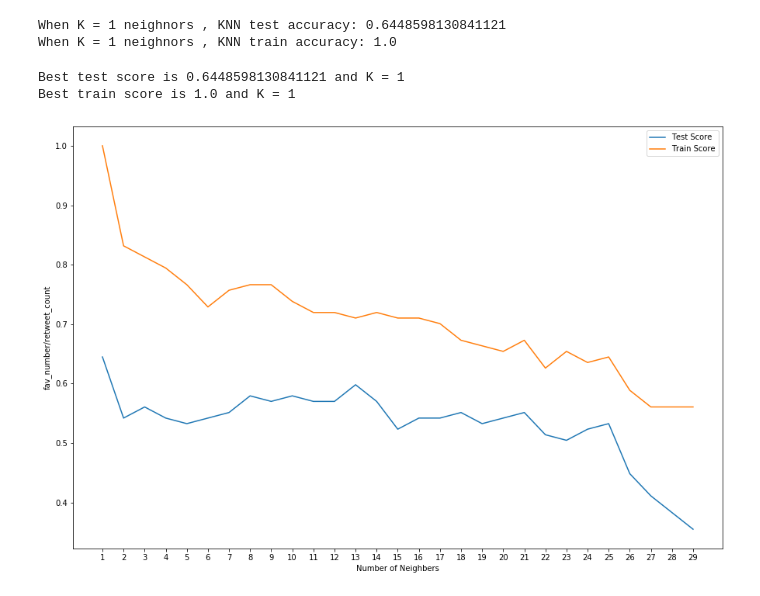
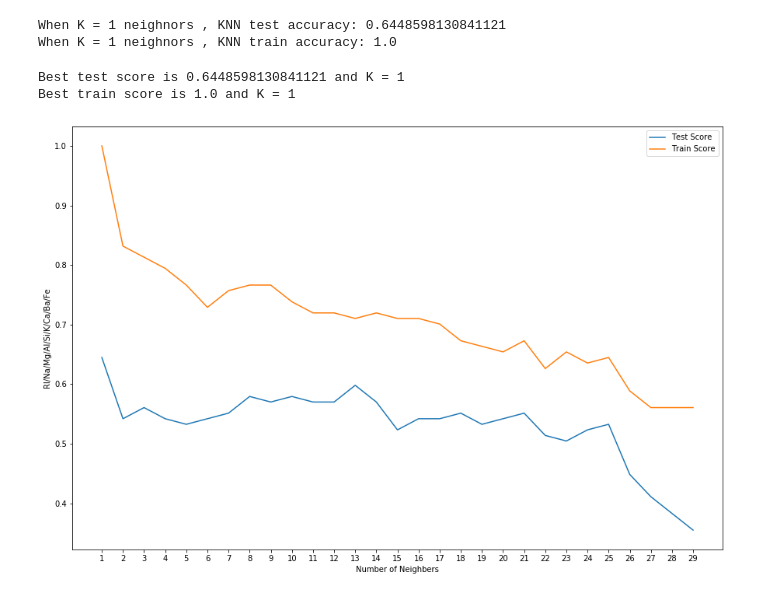
Before and after one commit to semnan-university-ai/Glass-Classification, a Jupyter notebook: KNN.ipynb, the cells around one changed output. Cells and saved outputs as stored; diff of their text form; code cells hidden in the pictures.

```diff
--- a/KNN.ipynb
+++ b/KNN.ipynb
@@ -136,14 +136,14 @@ for i,each in enumerate(ran):
 # %%
 plt.figure(figsize=[15,10])
 plt.plot(ran,test_list,label='Test Score')
 plt.plot(ran,train_list,label = 'Train Score')
 plt.xlabel('Number of Neighbers')
-plt.ylabel('fav_number/retweet_count')
+plt.ylabel('RI/Na/Mg/Al/Si/K/Ca/Ba/Fe')
 plt.xticks(ran)
 plt.legend()
 print("Best test score is {} and K = {}".format(np.max(test_list), test_list.index(np.max(test_list))+1))
 print("Best train score is {} and K = {}".format(np.max(train_list), train_list.index(np.max(train_list))+1))
 # %% [output]
 Best test score is 0.6448598130841121 and K = 1
 Best train score is 1.0 and K = 1
-[figure, old version]
+[figure, new version]
```
